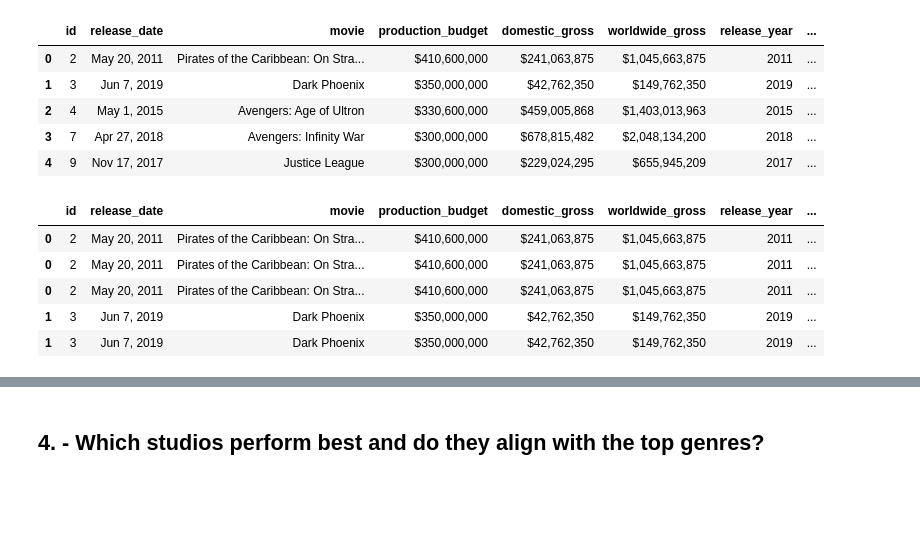
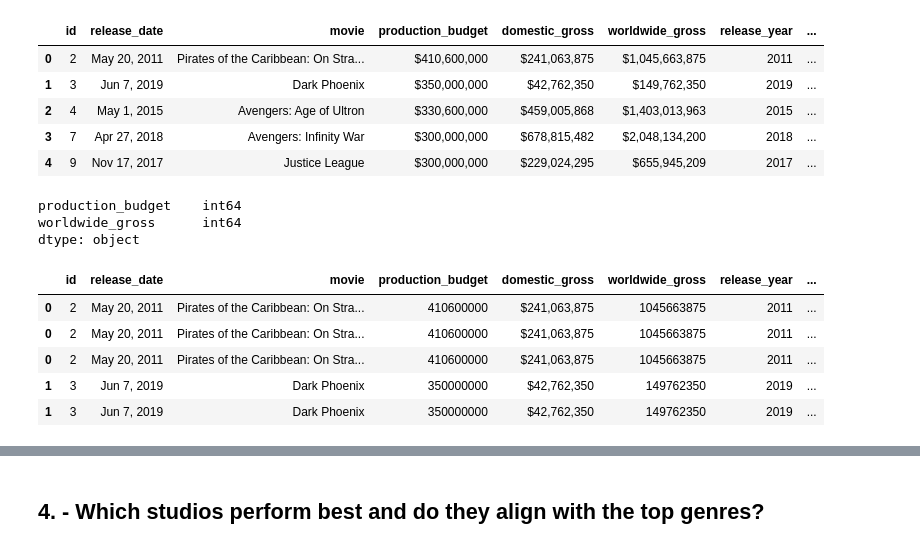
Before and after one commit to arlenestanley1/dsc-module-3-project-v3, a Jupyter notebook: student.ipynb, the cells around one changed output, grey strips where cells are left out. Saved outputs shown, nothing was run; the diff lists cells and outputs as text; code cells hidden in the pictures; blank space fills up the shorter version.

```diff
--- a/student.ipynb
+++ b/student.ipynb
@@ -1264,22 +1094,30 @@ movies_df.head()
 | 2 | 4 | May 1, 2015 | Avengers: Age of Ultron | $330,600,000 | $459,005,868 | $1,403,013,963 | 2015 | ... |
 | 3 | 7 | Apr 27, 2018 | Avengers: Infinity War | $300,000,000 | $678,815,482 | $2,048,134,200 | 2018 | ... |
 | 4 | 9 | Nov 17, 2017 | Justice League | $300,000,000 | $229,024,295 | $655,945,209 | 2017 | ... |
-# %%
-#7. Now we could explode the genres column to create a new row for each genre associated with a movie. This will allow us to analyze the data by genre more easily.
-genre_df = movies_df.copy()
-
-genre_df["genre"] = genre_df["genres"].str.split(",")
-
-genre_df = genre_df.explode("genre")
-
-genre_df.head()
-# %% [output]
-|  | id | release_date | movie | production_budget | domestic_gross | worldwide_gross | release_year | ... |
-| 0 | 2 | May 20, 2011 | Pirates of the Caribbean: On Stra... | $410,600,000 | $241,063,875 | $1,045,663,875 | 2011 | ... |
-| 0 | 2 | May 20, 2011 | Pirates of the Caribbean: On Stra... | $410,600,000 | $241,063,875 | $1,045,663,875 | 2011 | ... |
-| 0 | 2 | May 20, 2011 | Pirates of the Caribbean: On Stra... | $410,600,000 | $241,063,875 | $1,045,663,875 | 2011 | ... |
-| 1 | 3 | Jun 7, 2019 | Dark Phoenix | $350,000,000 | $42,762,350 | $149,762,350 | 2019 | ... |
-| 1 | 3 | Jun 7, 2019 | Dark Phoenix | $350,000,000 | $42,762,350 | $149,762,350 | 2019 | ... |
+# %%
+movies_df[['production_budget', 'worldwide_gross']].dtypes
+# %% [output]
+production_budget    int64
+worldwide_gross      int64
+dtype: object
+# %%
+genre_df = movies_df.copy()
+
+genre_df["genre"] = genre_df["genres"].str.split(",")
+genre_df['profit'] = genre_df['worldwide_gross'] - genre_df['production_budget']
+
+genre_df['ROI'] = (genre_df['profit'] / genre_df['production_budget']) * 100
+
+genre_df = genre_df.explode("genre")
+
+genre_df.head()
+# %% [output]
+|  | id | release_date | movie | production_budget | domestic_gross | worldwide_gross | release_year | ... |
+| 0 | 2 | May 20, 2011 | Pirates of the Caribbean: On Stra... | 410600000 | $241,063,875 | 1045663875 | 2011 | ... |
+| 0 | 2 | May 20, 2011 | Pirates of the Caribbean: On Stra... | 410600000 | $241,063,875 | 1045663875 | 2011 | ... |
+| 0 | 2 | May 20, 2011 | Pirates of the Caribbean: On Stra... | 410600000 | $241,063,875 | 1045663875 | 2011 | ... |
+| 1 | 3 | Jun 7, 2019 | Dark Phoenix | 350000000 | $42,762,350 | 149762350 | 2019 | ... |
+| 1 | 3 | Jun 7, 2019 | Dark Phoenix | 350000000 | $42,762,350 | 149762350 | 2019 | ... |
 # %%
 #8. Now we can calculate the financial performance by genre by grouping the data by genre and calculating the mean of the profit and ROI columns.
 genre_performance = (
```
Also changed, not shown: parts of 37 cells of this notebook.
